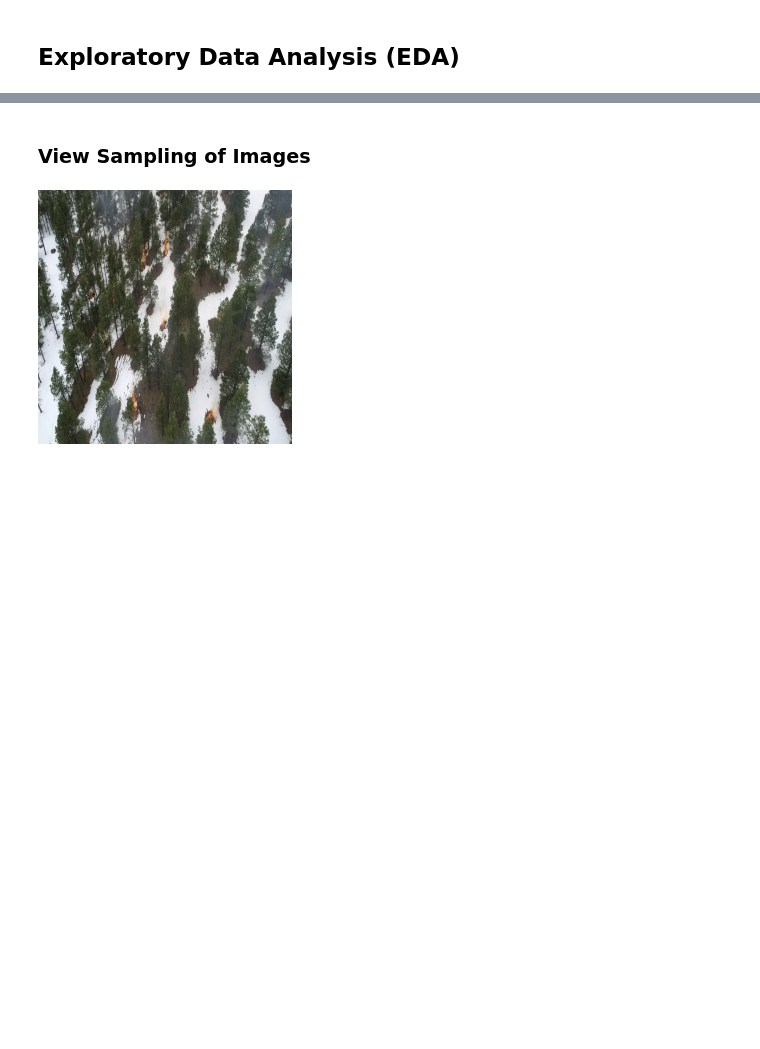
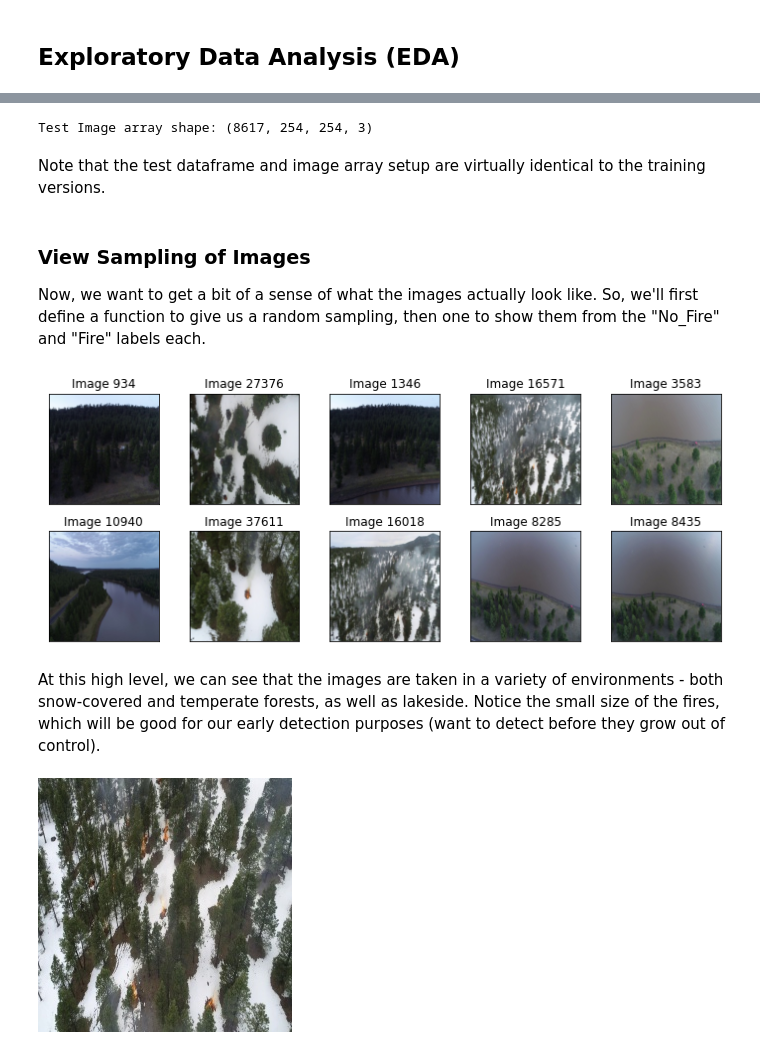
Before and after one commit to ris3abh/DL-firefighters, a Jupyter notebook: code/DSCI 591 - EDA on FLAME 1 Dataset.ipynb, the cells around one changed output, grey strips where cells are left out. Cells and saved outputs as stored; diff of their text form; code cells hidden in the pictures; blank space fills up the shorter version.

```diff
--- a/code/DSCI 591 - EDA on FLAME 1 Dataset.ipynb
+++ b/code/DSCI 591 - EDA on FLAME 1 Dataset.ipynb
@@ -93,15 +148,8 @@ def get_dimensions_and_channels(file_string):
 # %%
 ### TRAINING DATA COLLECTION/AGGREGATION ###
-train_data = []
+train_metadata = []
+train_img = []
 
-for label in class_data:
-    for item in os.listdir(os.path.join(local_train_dir, label)):
-        item_name = item
-        item_label = label
-        item_id, item_type = tokenize_file_name(label, item)
-        item_path = os.path.join(local_train_dir, label, item)
-        item_height, item_width, item_channel = get_dimensions_and_channels(item_path)
-
-        train_data.append([item_id, item_type, item_height, item_width, item_channel, item_name, item_path, item_label])
+train_metadata, train_images = collect_aggregate_data(local_train_dir, class_data)
 # %%
 ### TEST DATA COLLECTION/AGGREGATION ###
@@ -119,9 +162,5 @@ for label in class_data:
 # %%
-import pandas as pd
-
-### TRAINING DATAFRAME CREATION ###
-train_df = pd.DataFrame(train_data, columns=['id', 'file_type', 'pixel_height', 'pixel_width',
+### TRAINING DATAFRAME, IMAGE ARRAY CREATION ###
+train_df = pd.DataFrame(train_metadata, columns=['id', 'file_type', 'pixel_height', 'pixel_width',
                                        'image_channels', 'file_name', 'file_path', 'label'])
-
-### Examine Training dataframe head ###
-train_df.head(5)
+train_img_array = np.array(train_images)
@@ -149,11 +201,37 @@ test_df.head(5)
+# %%
+### Examine Shape of Test Image Array ###
+print("Test Image array shape:", test_img_array.shape)
+# %% [output]
+Test Image array shape: (8617, 254, 254, 3)
+# %% [markdown]
+Note that the test dataframe and image array setup are virtually identical to the training versions.
 # %% [markdown]
 ### View Sampling of Images
+
+Now, we want to get a bit of a sense of what the images actually look like. So, we'll first define a function to give us a random sampling, then one to show them from the "No_Fire" and "Fire" labels each.
 # %%
-## Create a function to show specific images
-from IPython.display import Image
+## Create a function to show random sampling of 10 images
+def show_random_sampling(image_array):
+    fig, axes = plt.subplots(nrows=2, ncols=5, figsize=(10,4))
+    for i, ax in enumerate(axes.flat):
+        rand_index = np.random.randint(len(image_array))
+        ax.imshow(image_array[rand_index])
+        ax.set_xticks([])
+        ax.set_yticks([])
+        ax.set_title("Image {}".format(rand_index+1))
+    plt.tight_layout()
+    plt.show()
 
+#Create a function to show specific images
 def show_image(file_string):
-    display(Image(filename=file_string))
+    display(Image_dis(filename=file_string))
+# %%
+## Explore random sampling of 10 images
+show_random_sampling(train_img_array)
+# %% [output]
+[figure, added]
+# %% [markdown]
+At this high level, we can see that the images are taken in a variety of environments - both snow-covered and temperate forests, as well as lakeside. Notice the small size of the fires, which will be good for our early detection purposes (want to detect before they grow out of control).
 # %%
 ## Explore TRUE labels in Train dataset
 train_fire_subset = train_df[train_df.label == "Fire"]
```
Also changed, not shown: parts of 33 cells of this notebook.
